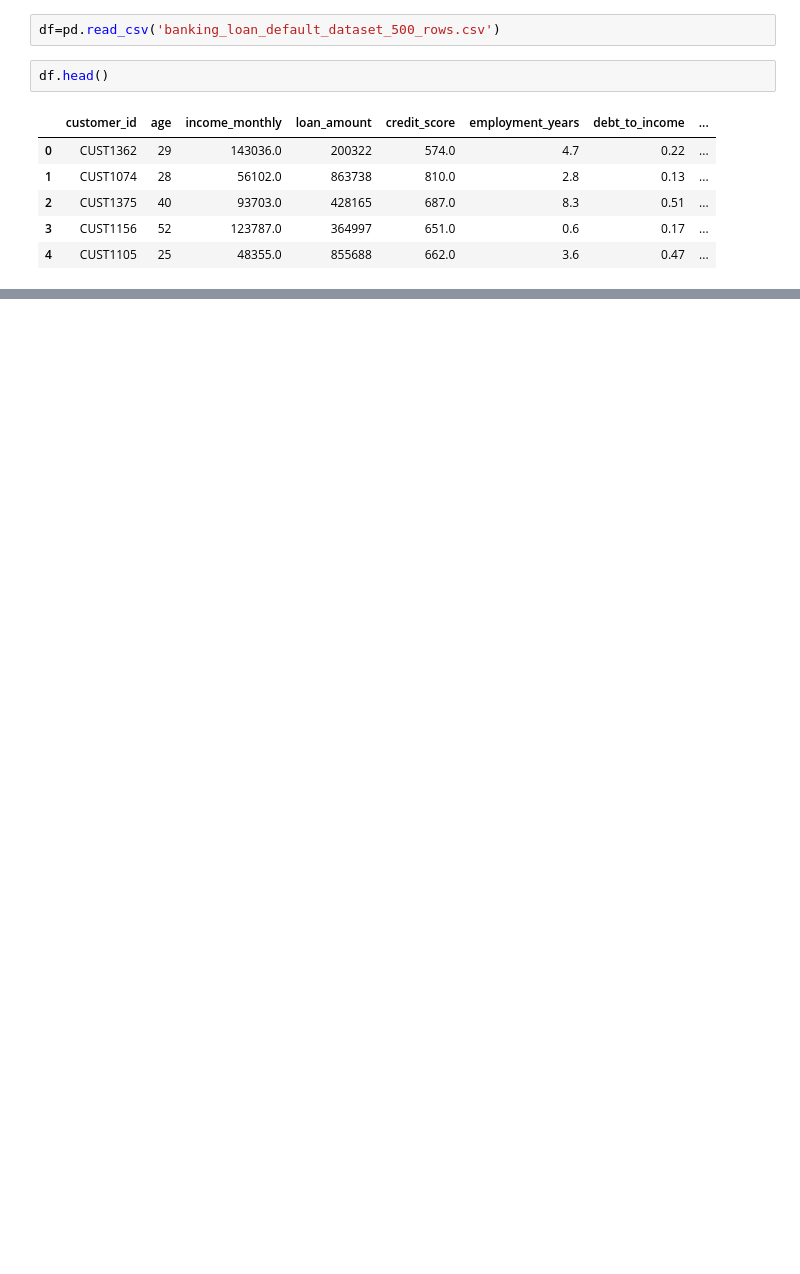
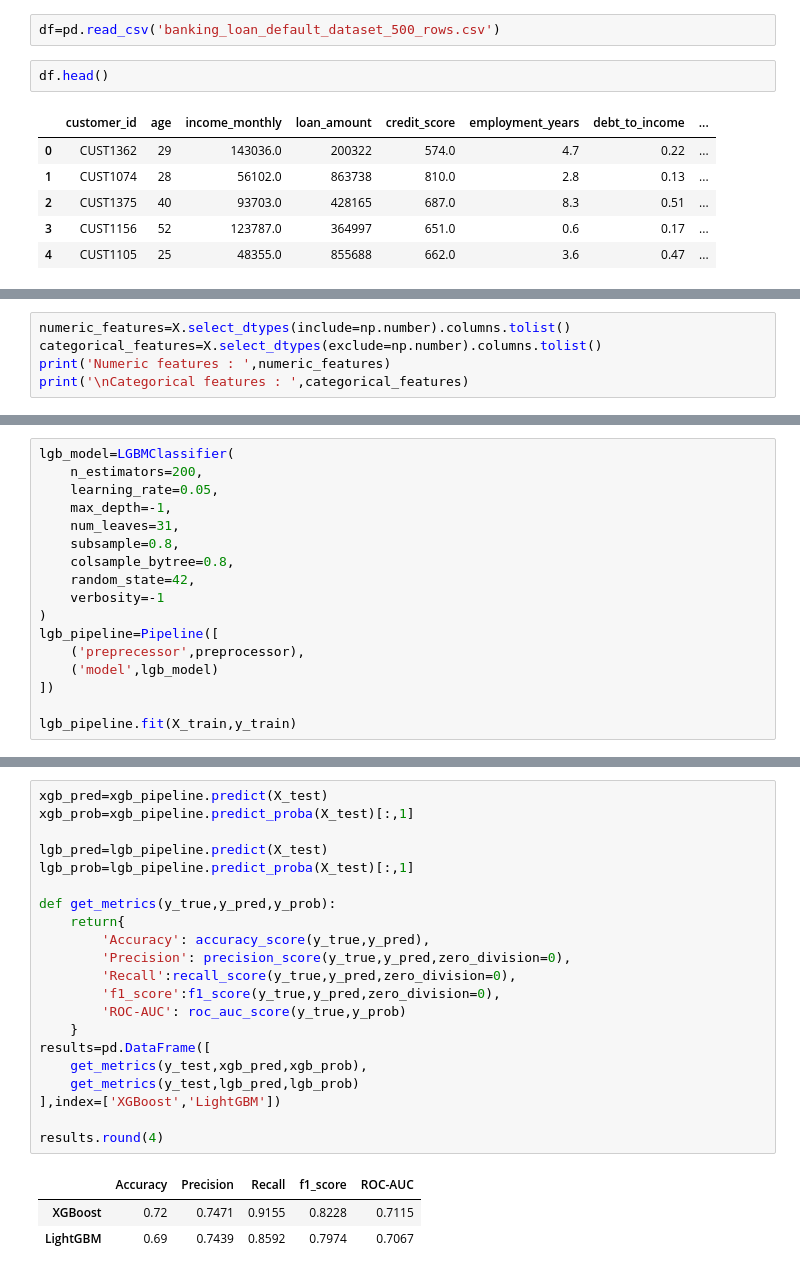
Before and after one commit to sanjanagupta21876/DSML_Training, a Jupyter notebook: xgboost.ipynb, the cells around one changed output, grey strips where cells are left out. Saved outputs shown, nothing was run; the diff lists cells and outputs as text; blank space fills up the shorter version.

Commit message:
xgboost2

```diff
--- a/xgboost.ipynb
+++ b/xgboost.ipynb
@@ -28,0 +96,5 @@ df.head()
+# %%
+numeric_features=X.select_dtypes(include=np.number).columns.tolist()
+categorical_features=X.select_dtypes(exclude=np.number).columns.tolist()
+print('Numeric features : ',numeric_features)
+print('\nCategorical features : ',categorical_features)
@@ -28,0 +161,17 @@ df.head()
+# %%
+lgb_model=LGBMClassifier(
+    n_estimators=200,
+    learning_rate=0.05,
+    max_depth=-1,
+    num_leaves=31,
+    subsample=0.8,
+    colsample_bytree=0.8,
+    random_state=42,
+    verbosity=-1
+)
+lgb_pipeline=Pipeline([
+    ('preprecessor',preprocessor),
+    ('model',lgb_model)
+])
+
+lgb_pipeline.fit(X_train,y_train)
@@ -28,0 +196,25 @@ df.head()
+# %%
+xgb_pred=xgb_pipeline.predict(X_test)
+xgb_prob=xgb_pipeline.predict_proba(X_test)[:,1]
+
+lgb_pred=lgb_pipeline.predict(X_test)
+lgb_prob=lgb_pipeline.predict_proba(X_test)[:,1]
+
+def get_metrics(y_true,y_pred,y_prob):
+    return{
+        'Accuracy': accuracy_score(y_true,y_pred),
+        'Precision': precision_score(y_true,y_pred,zero_division=0),
+        'Recall':recall_score(y_true,y_pred,zero_division=0),
+        'f1_score':f1_score(y_true,y_pred,zero_division=0),
+        'ROC-AUC': roc_auc_score(y_true,y_prob)
+    }
+results=pd.DataFrame([
+    get_metrics(y_test,xgb_pred,xgb_prob),
+    get_metrics(y_test,lgb_pred,lgb_prob)
+],index=['XGBoost','LightGBM'])
+
+results.round(4)
+# %% [output]
+|  | Accuracy | Precision | Recall | f1_score | ROC-AUC |
+| XGBoost | 0.72 | 0.7471 | 0.9155 | 0.8228 | 0.7115 |
+| LightGBM | 0.69 | 0.7439 | 0.8592 | 0.7974 | 0.7067 |
```
Also changed, not shown: parts of 11 cells of this notebook.
